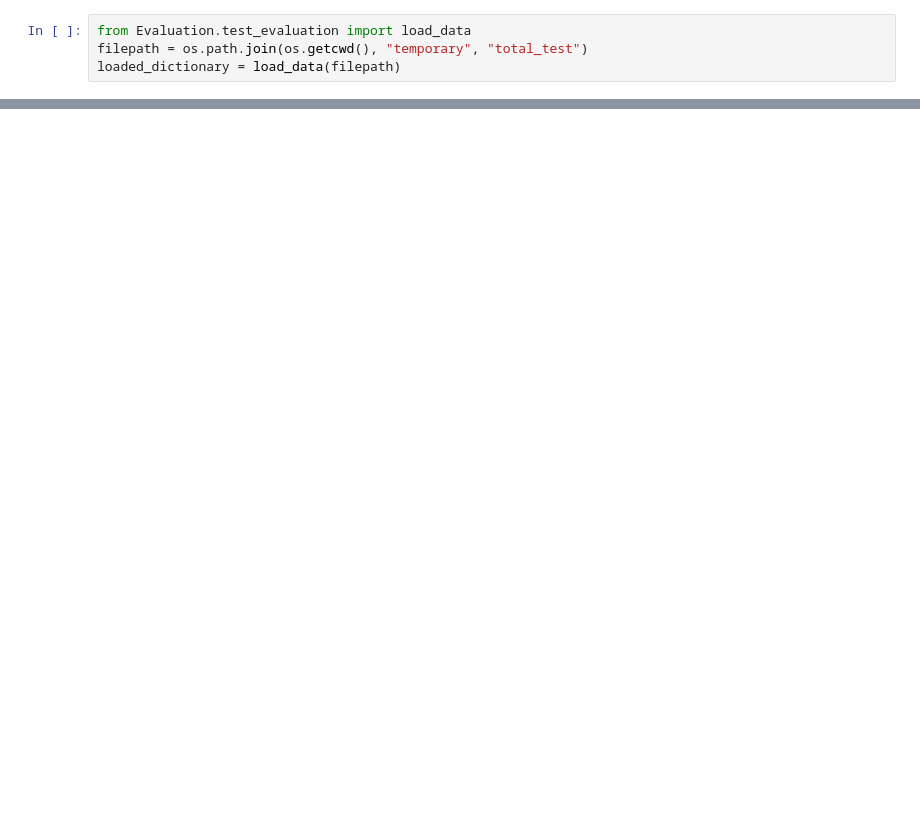
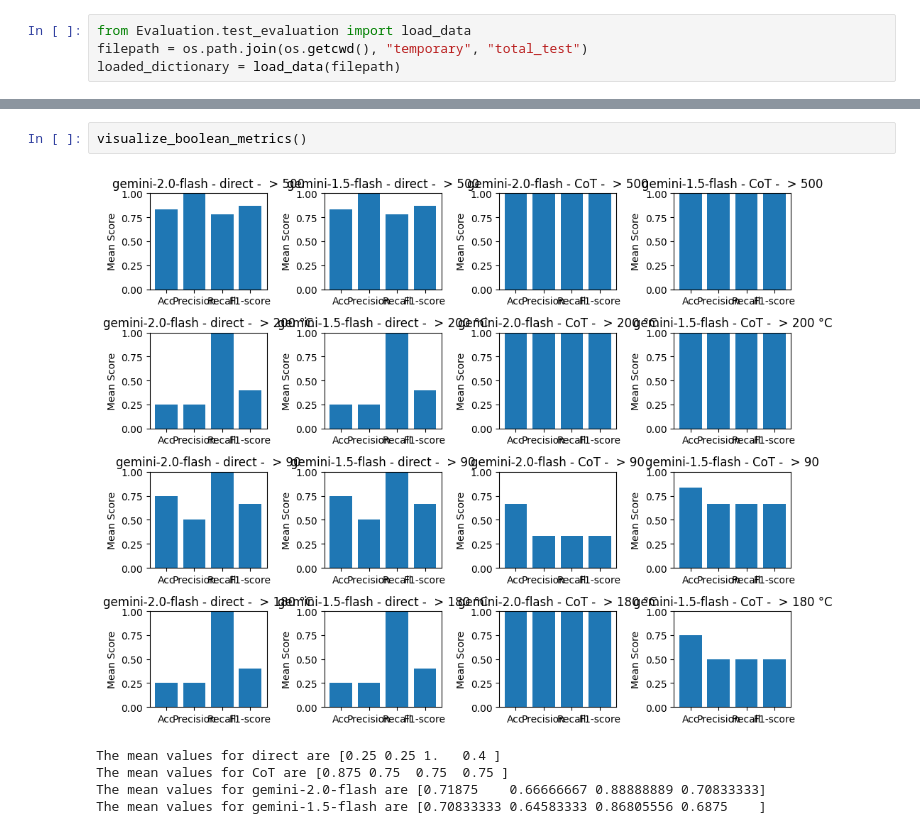
Before and after one commit to v2pan/Master_thesis, a Jupyter notebook: Evaluation/Demonstration.ipynb, the cells around one changed output, grey strips where cells are left out. Saved outputs shown, nothing was run; the diff lists cells and outputs as text; blank space fills up the shorter version.

```diff
--- a/Evaluation/Demonstration.ipynb
+++ b/Evaluation/Demonstration.ipynb
@@ -115,0 +188,8 @@ Hence, it can be seen at which stage the error occured.
+# %%
+visualize_boolean_metrics()
+# %% [output]
+[figure, added]
+The mean values for direct are [0.25 0.25 1.   0.4 ]
+The mean values for CoT are [0.875 0.75  0.75  0.75 ]
+The mean values for gemini-2.0-flash are [0.71875    0.66666667 0.88888889 0.70833333]
+The mean values for gemini-1.5-flash are [0.70833333 0.64583333 0.86805556 0.6875    ]
```
Also changed, not shown: parts of 16 cells of this notebook, 7 other files.
